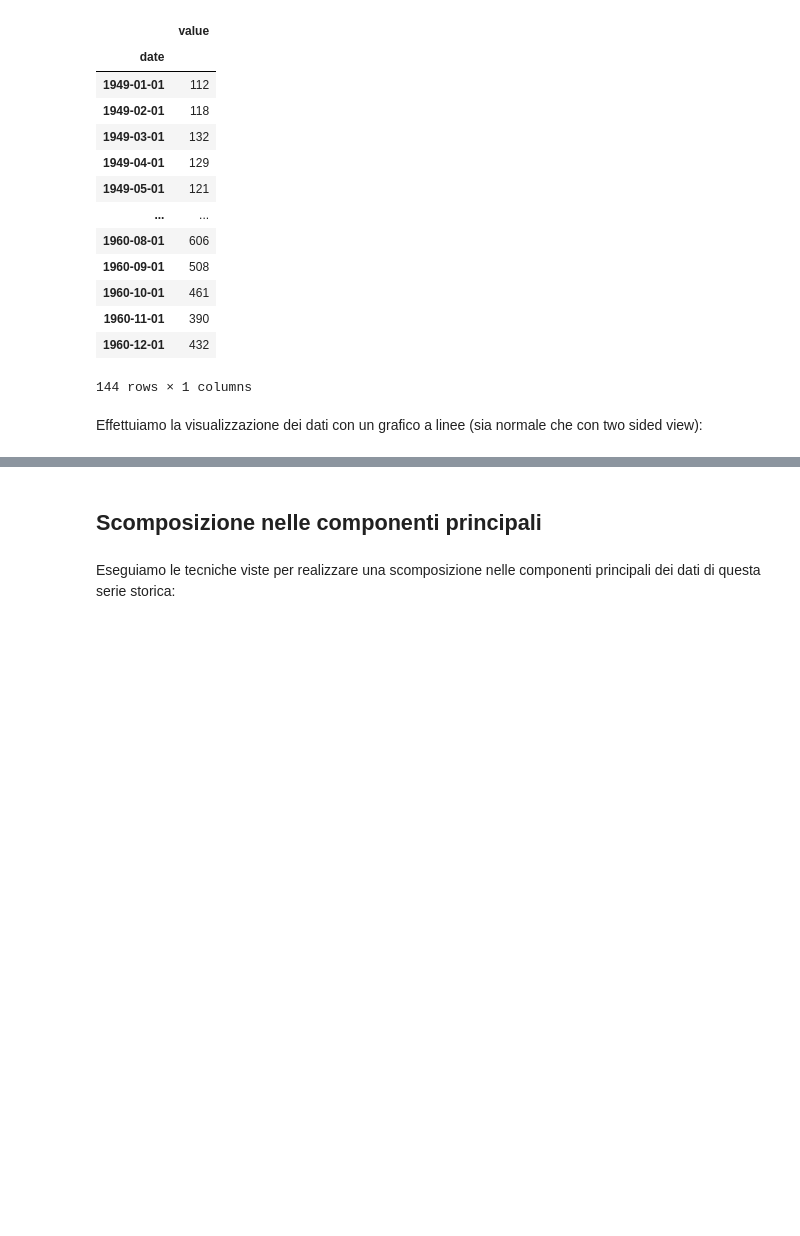
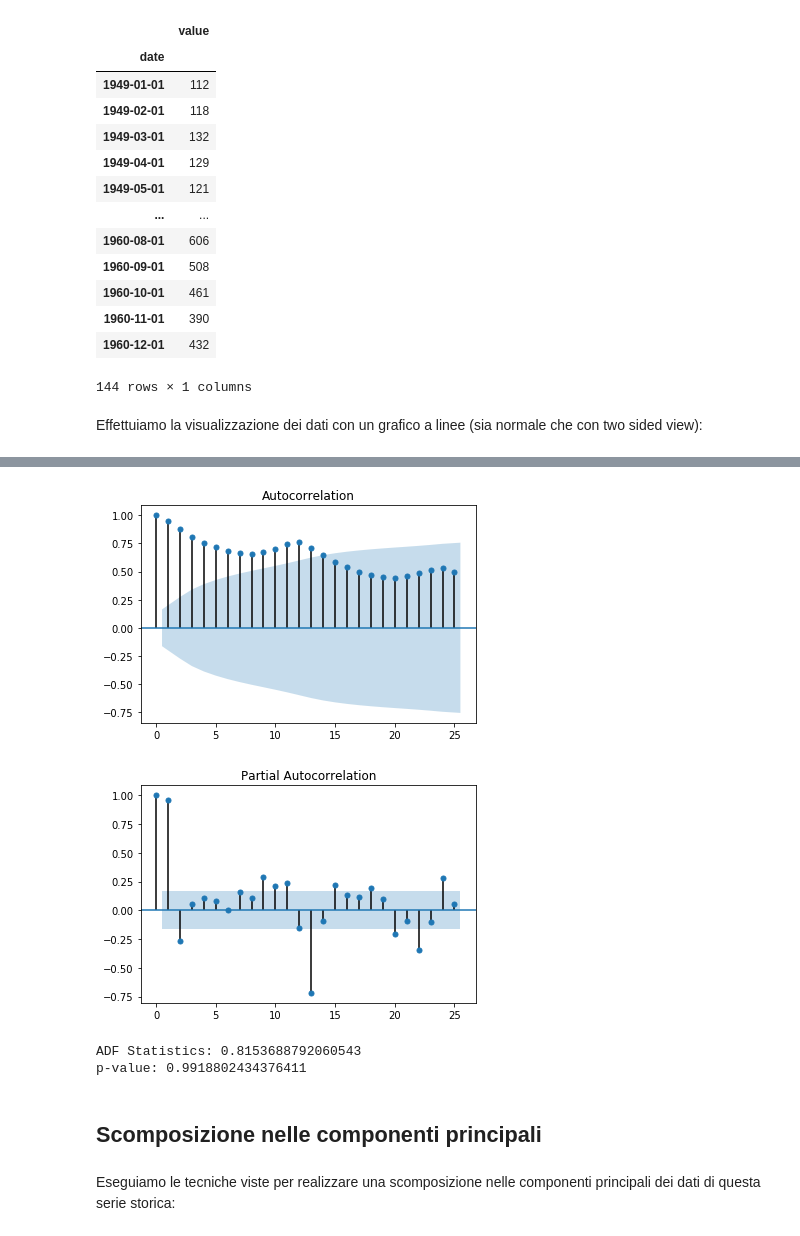
Before and after one commit to soldanoale/DataScience-HEP, a Jupyter notebook: Lezioni/Lezione 6.B - Esercizi.ipynb, the cells around one changed output, grey strips where cells are left out. Drawn from its saved outputs; the diff is of its cells as text; code cells hidden in the pictures; blank space fills up the shorter version.

```diff
--- a/Lezioni/Lezione 6.B - Esercizi.ipynb
+++ b/Lezioni/Lezione 6.B - Esercizi.ipynb
@@ -39,3 +67,24 @@ Effettuiamo la visualizzazione dei dati con un grafico a linee (sia normale che
+# %%
+from statsmodels.graphics.tsaplots import plot_acf, plot_pacf
+
+plot_acf(df.value.tolist(), lags=25)
+plt.show()
+
+plot_pacf(df.value.tolist(), lags=25)
+plt.show()
+# %% [output]
+[figure, added]
+[figure, added]
+# %%
+from statsmodels.tsa.stattools import adfuller
+
+result = adfuller(df.values)
+
+print ("ADF Statistics: %s" % result[0])
+print ("p-value: %s" % result[1])
+# %% [output]
+ADF Statistics: 0.8153688792060543
+p-value: 0.9918802434376411
 # %% [markdown]
 <a id='section2'></a>
 ## Scomposizione nelle componenti principali
```
Also changed, not shown: parts of 8 cells of this notebook, 2 other files.
